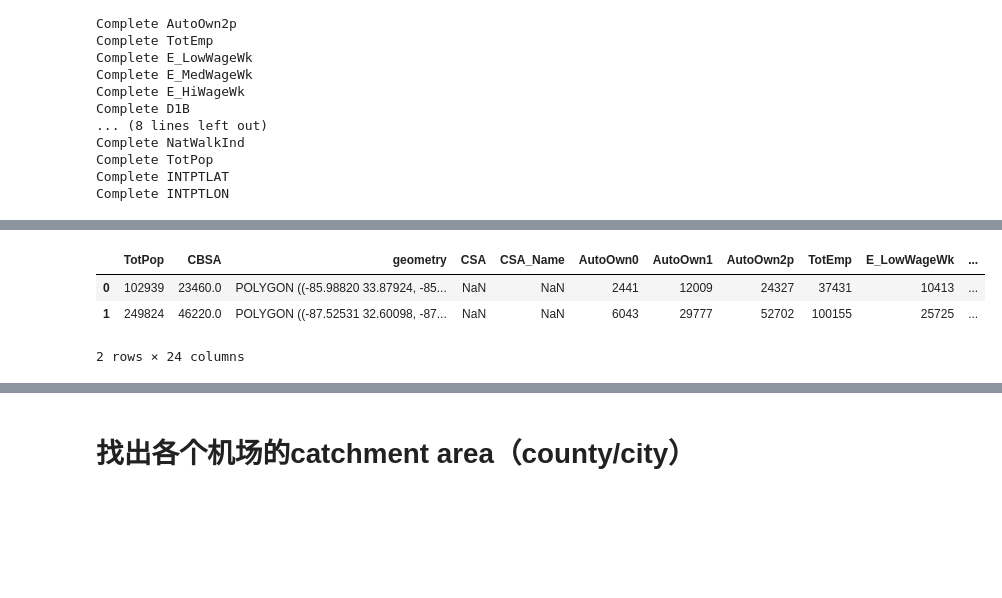
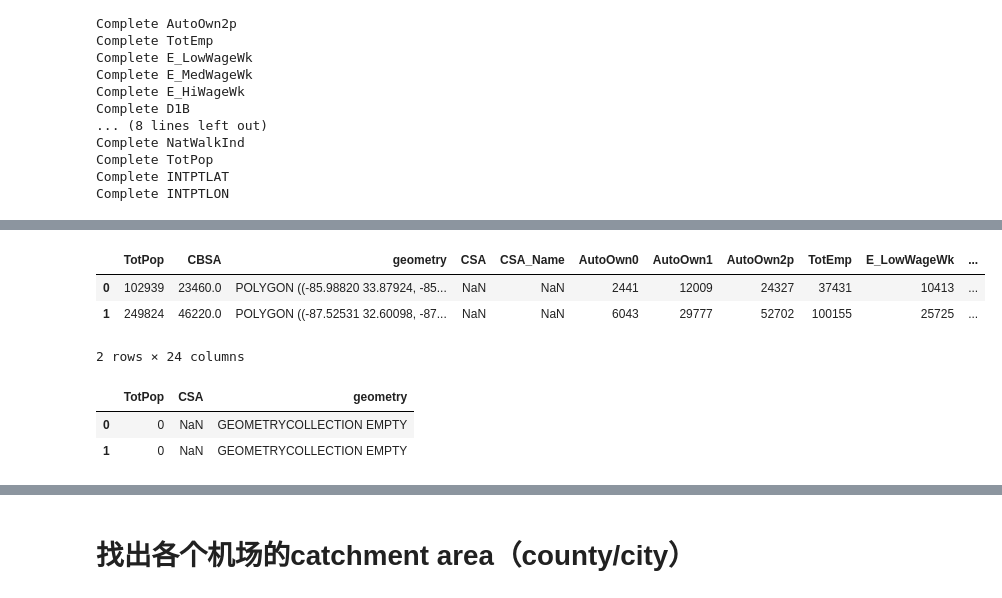
Before and after one commit to khzhang2/Air_Traffic, a Jupyter notebook: Data_Processing.ipynb, the cells around one changed output, grey strips where cells are left out. Cells and saved outputs as stored; diff of their text form; code cells hidden in the pictures; blank space fills up the shorter version.

```diff
--- a/Data_Processing.ipynb
+++ b/Data_Processing.ipynb
@@ -356,7 +376,36 @@ Complete INTPTLON
+# %%
+us_CBSA = us_CBSA.loc[us_CBSA['TotPop']!='']
+us_CBSA.head(2)
+# %% [output]
+|  | TotPop | CBSA | geometry | CSA | CSA_Name | AutoOwn0 | AutoOwn1 | AutoOwn2p | TotEmp | E_LowWageWk | ... |
+| 0 | 102939 | 23460.0 | POLYGON ((-85.98820 33.87924, -85... | NaN | NaN | 2441 | 12009 | 24327 | 37431 | 10413 | ... |
+| 1 | 249824 | 46220.0 | POLYGON ((-87.52531 32.60098, -87... | NaN | NaN | 6043 | 29777 | 52702 | 100155 | 25725 | ... |
+2 rows × 24 columns
+# %%
+from shapely.ops import unary_union
+
+def get_CSA_data():
+    # 新建一个表格，找出各个 CSA 的数据（通过合并各个 CSA 来实现）
+    CSA_lst = us_tract['CSA'].drop_duplicates()  # datatype: series
+    col_ = ['TotPop', 'CSA', 'geometry']
+    CSA_data = gpd.GeoDataFrame(columns=col_, index=range(len(CSA_lst)))
+
+    for i in range(len(CSA_lst)):
+        this_CSA_id = CSA_lst.iloc[i]
+        this_state = us_tract[us_tract['CSA']==this_CSA_id]
+        polygons = this_state['geometry']
+        boundary = gpd.GeoSeries(unary_union(polygons))
+
+        CSA_data.loc[i, 'geometry'] = boundary.values
+        CSA_data.loc[i, 'CSA'] = this_CSA_id
+        CSA_data.loc[i, 'TotPop'] = this_state['TotPop'].sum()
+
+    return CSA_data
+# %%
+us_CSA = get_CSA_data()
 # %%
-us_CBSA.head(2)
+us_CSA.head(2)
 # %% [output]
-|  | TotPop | CBSA | geometry | CSA | CSA_Name | AutoOwn0 | AutoOwn1 | AutoOwn2p | TotEmp | E_LowWageWk | ... |
-| 0 | 102939 | 23460.0 | POLYGON ((-85.98820 33.87924, -85... | NaN | NaN | 2441 | 12009 | 24327 | 37431 | 10413 | ... |
-| 1 | 249824 | 46220.0 | POLYGON ((-87.52531 32.60098, -87... | NaN | NaN | 6043 | 29777 | 52702 | 100155 | 25725 | ... |
+|  | TotPop | CSA | geometry |
+| 0 | 0 | NaN | GEOMETRYCOLLECTION EMPTY |
+| 1 | 0 | NaN | GEOMETRYCOLLECTION EMPTY |
-2 rows × 24 columns
```
Also changed, not shown: parts of 27 cells of this notebook.
